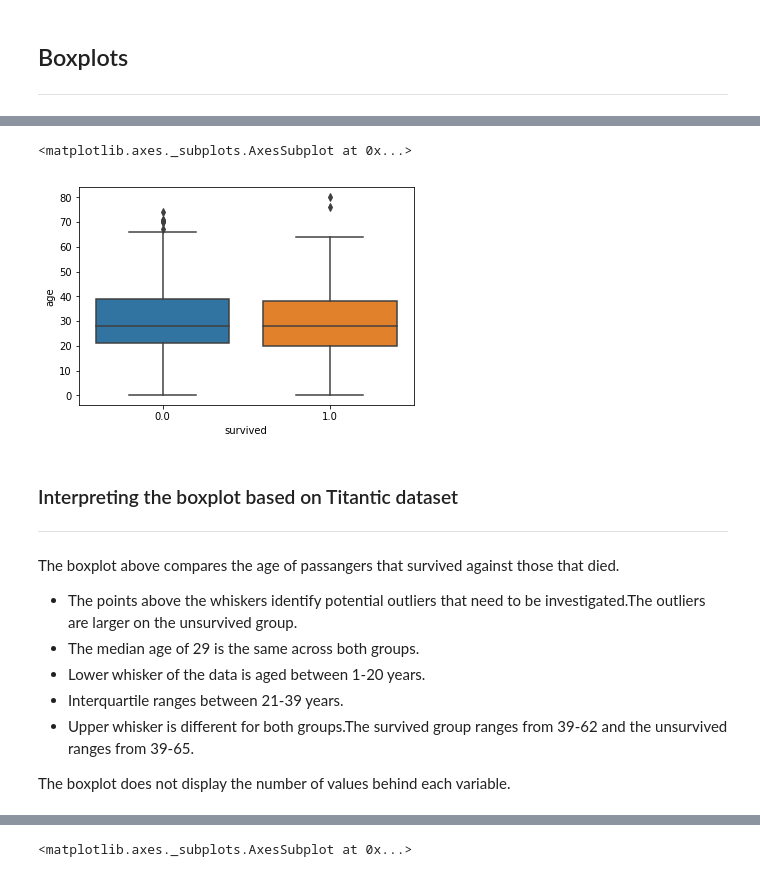
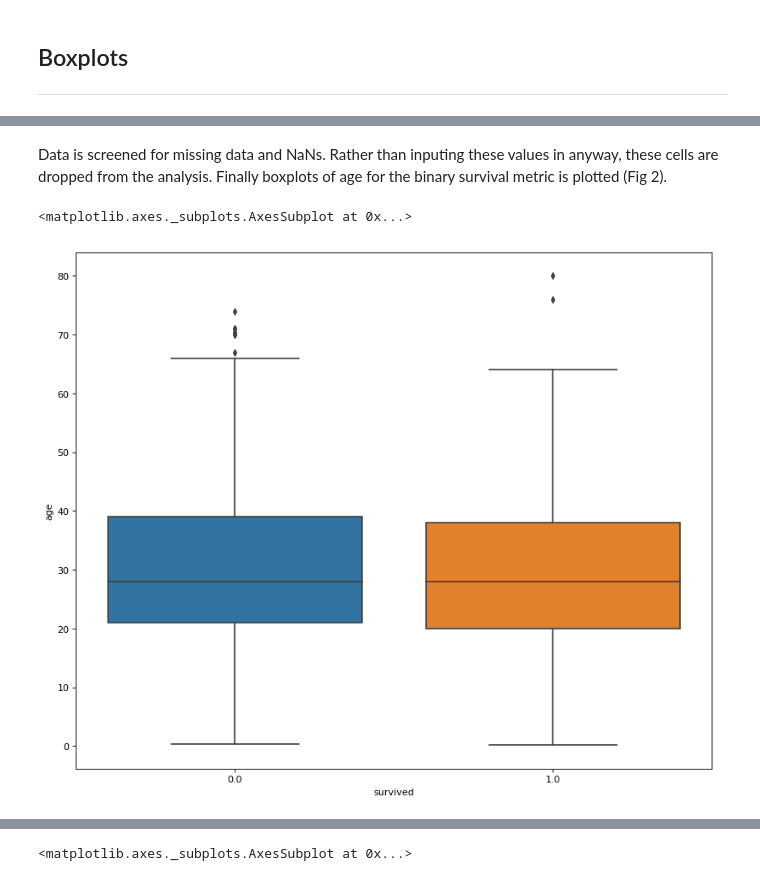
Before and after one commit to roisinanglim/boxplot.py, a Jupyter notebook: boxplot.py.ipynb, the cells around one changed output, grey strips where cells are left out. Saved outputs shown, nothing was run; the diff lists cells and outputs as text; code cells hidden in the pictures.

```diff
--- a/boxplot.py.ipynb
+++ b/boxplot.py.ipynb
@@ -52,12 +31,11 @@ import os
 # %%
 #confirm directory for your dataset
 print(os)
-#Read in data from OS
+#Read in data from a csv file
 df = pd.read_csv('titanic3.csv')
-#emptyidx =pd.isnull(df)
-#if np.sum(np.sum(emptyidx)) >0 :
-#data = df.dropna()
-#print first 5 lines of imported data
-print(df.head())
+#print first 5 lines of imported data to see data types
+df.head()
+#Delimit data to the age and surival column
+df = df[['age','survived']]
 # %% [output]
 <module 'os' from 'C:\\Users\\Harvey Norman\\Ana\\Anaconda1\\lib\\os.py'>
@@ -80,19 +48,13 @@ print(df.head())
-# %%
-sns.boxplot(x = "survived", y="age", data = df)
-#set x and y axis data and create boxplot
-# %% [output]
-<matplotlib.axes._subplots.AxesSubplot at 0x...>
-[figure, removed]
-# %% [markdown]
-### Interpreting the boxplot based on Titantic dataset
--------------------------------------------------------------
-
-The boxplot above compares the age of passangers that survived against those that died.
-
-- The points above the whiskers identify potential outliers that need to be investigated.The outliers are larger on the unsurvived group.
-- The median age of 29 is the same across both groups.
-- Lower whisker of the data is aged between 1-20 years.
-- Interquartile ranges between 21-39 years.
-- Upper whisker is different for both groups.The survived group ranges from 39-62 and the unsurvived ranges from 39-65.
-
-The boxplot does not display the number of values behind each variable.
+# %% [markdown]
+Data is screened for missing data and NaNs. Rather than inputing these values in anyway, these cells are dropped from the analysis. Finally boxplots of age for the binary survival metric is plotted (Fig 2).
+# %%
+emptyidx = pd.isnull(df)
+if np.sum(np.sum(emptyidx)) >0 :
+    df = df.dropna()
+
+fig=plt.figure(figsize=(12, 10), dpi= 80, facecolor='w', edgecolor='k')
+#set x and y axis data and create boxplot
+sns.boxplot(x = "survived", y="age", data = df)
+# %% [output]
+<matplotlib.axes._subplots.AxesSubplot at 0x...>
+[figure, added]
```
Also changed, not shown: parts of 20 cells of this notebook, 1 other file.
